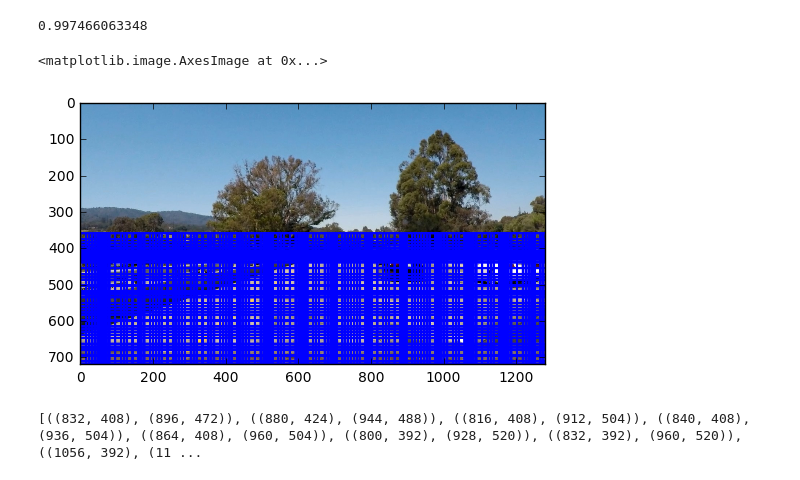
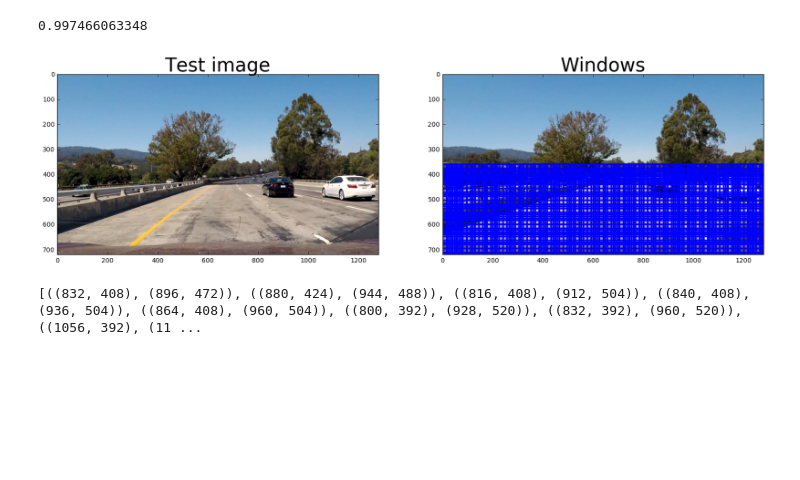
Before and after one commit to ddrm86/udacity-selfdriving-p5, a Jupyter notebook: p5_vehicle_detection.ipynb, the cells around one changed output. Saved outputs shown, nothing was run; the diff lists cells and outputs as text; code cells hidden in the pictures; blank space fills up the shorter version.

```diff
--- a/p5_vehicle_detection.ipynb
+++ b/p5_vehicle_detection.ipynb
@@ -129,19 +129,18 @@ def slide_window(img, x_start_stop=[None, None], y_start_stop=[None, None],
 # %%
 image = cv2.imread('test_images/test1.jpg')
 image = cv2.cvtColor(image, cv2.COLOR_BGR2RGB)
 y_start_stop=[int(image.shape[0]/2), int(image.shape[0])]
 window_sizes = [(64, 64), (96, 96), (128, 128), (160, 160), (192, 192), (224, 224)]
 windows = []
 for window_size in window_sizes:
     new_windows = slide_window(image, x_start_stop=[None, None], y_start_stop=y_start_stop, xy_window=window_size,
                                xy_overlap=(0.75, 0.75))
     windows.extend(new_windows)
 
 window_img = draw_boxes(image, windows, color=(0, 0, 255), thick=6)
-plt.imshow(window_img)
+show_two_images(image, window_img, 'Test image', 'Windows')
 # %% [output]
-<matplotlib.image.AxesImage at 0x...>
-[figure, old version]
+[figure, new version]
 # %%
 vehicle_windows = []
 for window in windows:
```
Also changed, not shown: parts of 1 cell of this notebook, 8 other files.
